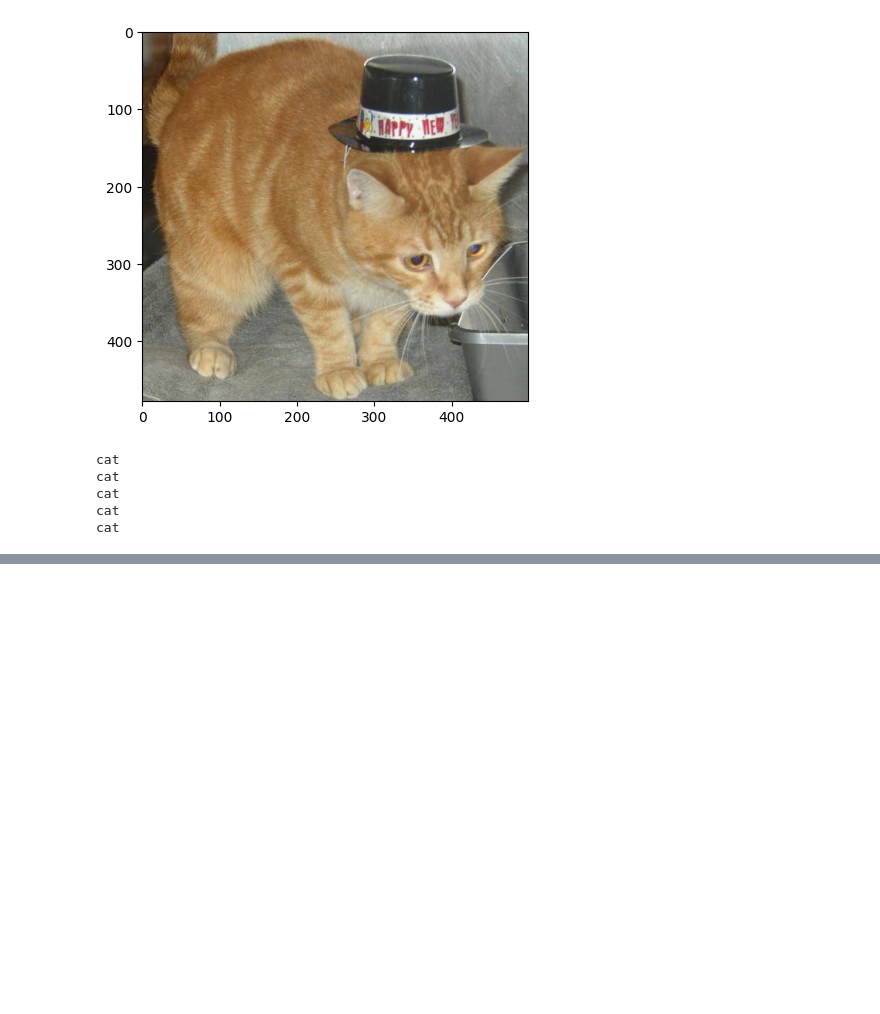
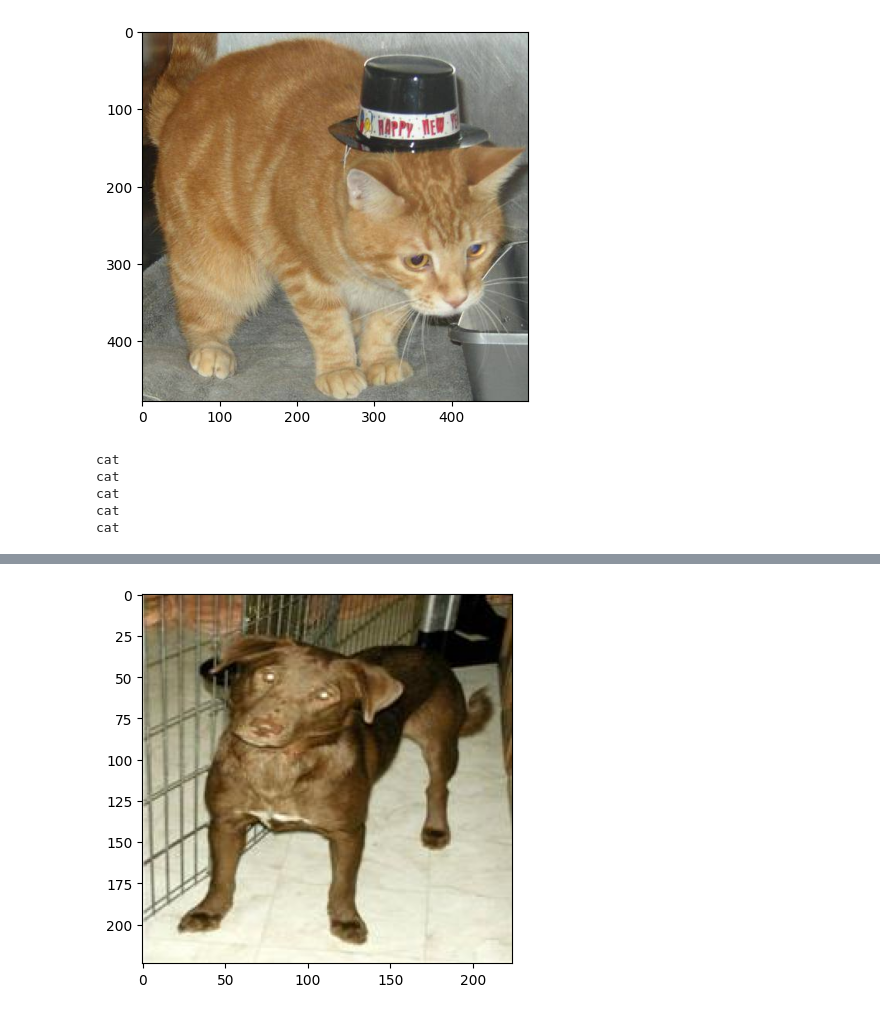
Before and after one commit to SaugatDh/Python-Project, a Jupyter notebook: Dog vs Cat/dog_vs_cat.ipynb, the cells around one changed output, grey strips where cells are left out. Drawn from its saved outputs; the diff is of its cells as text; code cells hidden in the pictures; blank space fills up the shorter version.

```diff
--- a/Dog vs Cat/dog_vs_cat.ipynb
+++ b/Dog vs Cat/dog_vs_cat.ipynb
@@ -86,0 +111,6 @@ print(cat_count)
+# %%
+img = mpimg.imread('dogs-vs-cats/image_resized/dog.1.jpg')
+imgplt = plt.imshow(img)
+plt.show()
+# %% [output]
+[figure, added]
```
Also changed, not shown: parts of 27 cells of this notebook, 3 other files.
